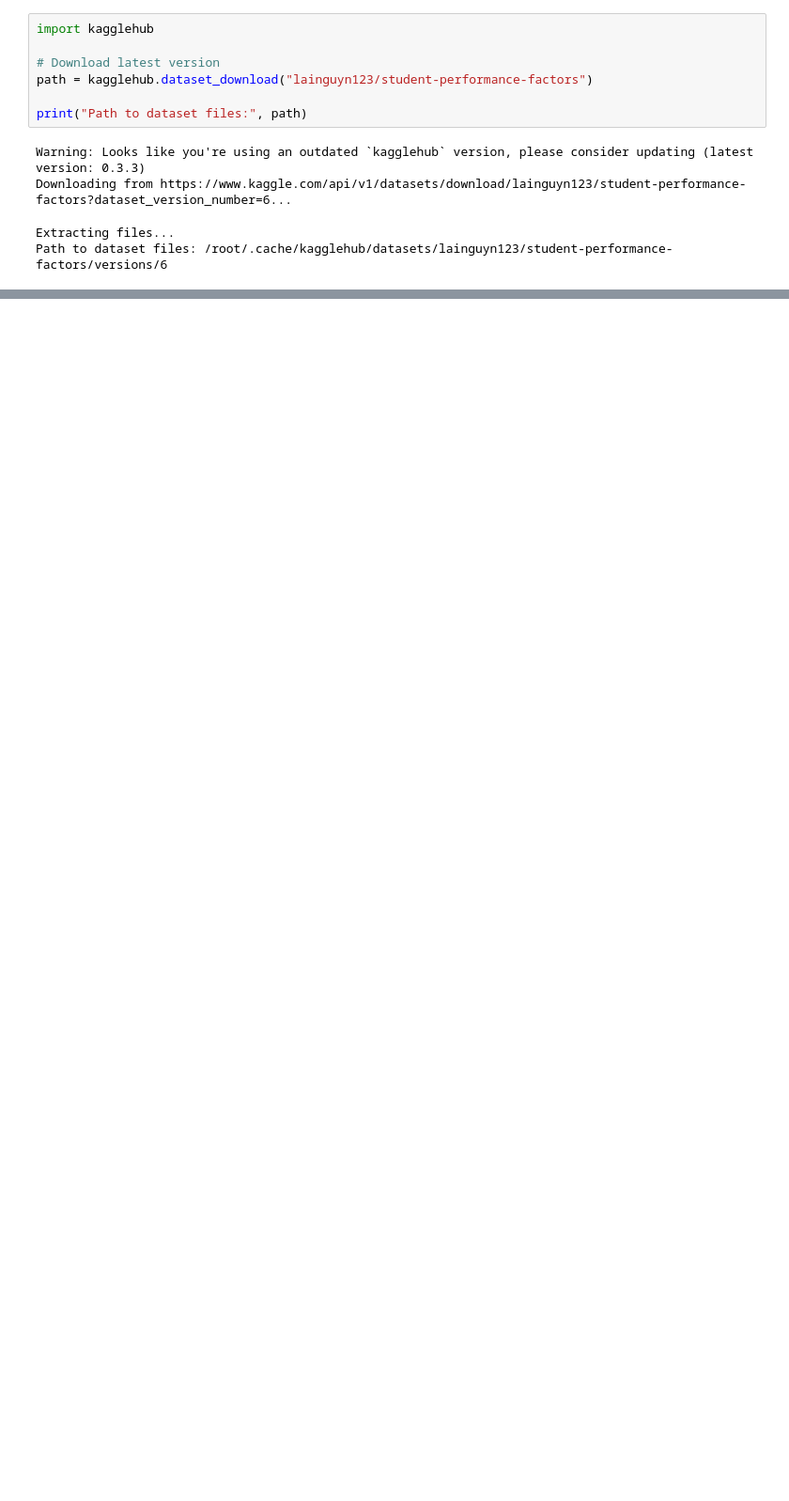
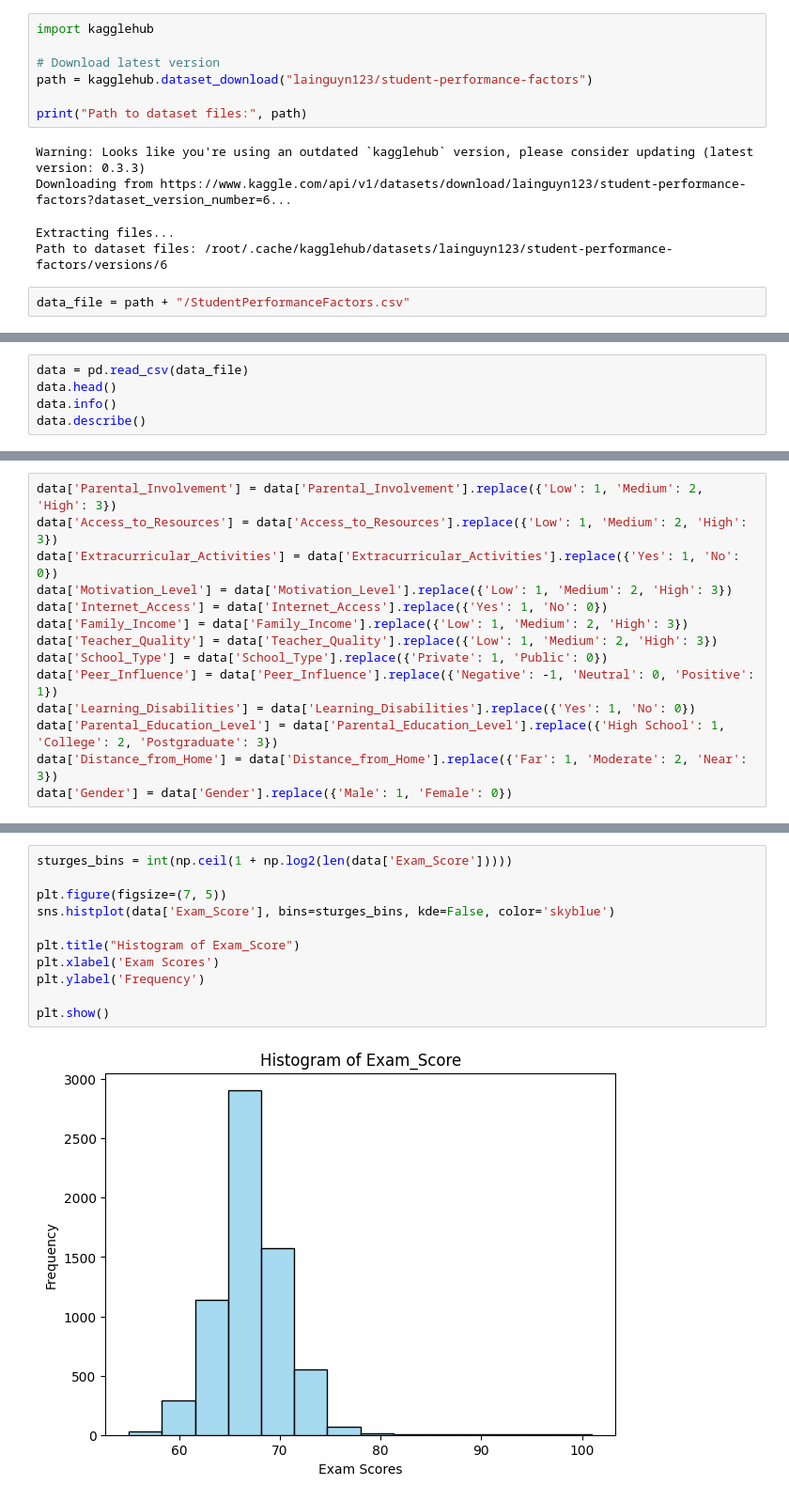
Before and after one commit to riyafang/recieptprinttemplate, a Jupyter notebook: ECON430_Prj1.ipynb, the cells around one changed output, grey strips where cells are left out. Shown: that part at 94% size. Cells and saved outputs as stored; diff of their text form; blank space fills up the shorter version.

```diff
--- a/ECON430_Prj1.ipynb
+++ b/ECON430_Prj1.ipynb
@@ -12,3 +157,5 @@ Warning: Looks like you're using an outdated `kagglehub` version, please conside
 Downloading from https://www.kaggle.com/api/v1/datasets/download/lainguyn123/student-performance-factors?dataset_version_number=6...
 Extracting files...
 Path to dataset files: /root/.cache/kagglehub/datasets/lainguyn123/student-performance-factors/versions/6
+# %%
+data_file = path + "/StudentPerformanceFactors.csv"
@@ -14,0 +164,5 @@ Path to dataset files: /root/.cache/kagglehub/datasets/lainguyn123/student-perfo
+# %%
+data = pd.read_csv(data_file)
+data.head()
+data.info()
+data.describe()
@@ -14,0 +211,14 @@ Path to dataset files: /root/.cache/kagglehub/datasets/lainguyn123/student-perfo
+# %%
+data['Parental_Involvement'] = data['Parental_Involvement'].replace({'Low': 1, 'Medium': 2, 'High': 3})
+data['Access_to_Resources'] = data['Access_to_Resources'].replace({'Low': 1, 'Medium': 2, 'High': 3})
+data['Extracurricular_Activities'] = data['Extracurricular_Activities'].replace({'Yes': 1, 'No': 0})
+data['Motivation_Level'] = data['Motivation_Level'].replace({'Low': 1, 'Medium': 2, 'High': 3})
+data['Internet_Access'] = data['Internet_Access'].replace({'Yes': 1, 'No': 0})
+data['Family_Income'] = data['Family_Income'].replace({'Low': 1, 'Medium': 2, 'High': 3})
+data['Teacher_Quality'] = data['Teacher_Quality'].replace({'Low': 1, 'Medium': 2, 'High': 3})
+data['School_Type'] = data['School_Type'].replace({'Private': 1, 'Public': 0})
+data['Peer_Influence'] = data['Peer_Influence'].replace({'Negative': -1, 'Neutral': 0, 'Positive': 1})
+data['Learning_Disabilities'] = data['Learning_Disabilities'].replace({'Yes': 1, 'No': 0})
+data['Parental_Education_Level'] = data['Parental_Education_Level'].replace({'High School': 1, 'College': 2, 'Postgraduate': 3})
+data['Distance_from_Home'] = data['Distance_from_Home'].replace({'Far': 1, 'Moderate': 2, 'Near': 3})
+data['Gender'] = data['Gender'].replace({'Male': 1, 'Female': 0})
@@ -14,0 +229,13 @@ Path to dataset files: /root/.cache/kagglehub/datasets/lainguyn123/student-perfo
+# %%
+sturges_bins = int(np.ceil(1 + np.log2(len(data['Exam_Score']))))
+
+plt.figure(figsize=(7, 5))
+sns.histplot(data['Exam_Score'], bins=sturges_bins, kde=False, color='skyblue')
+
+plt.title("Histogram of Exam_Score")
+plt.xlabel('Exam Scores')
+plt.ylabel('Frequency')
+
+plt.show()
+# %% [output]
+[figure, added]
```
Also changed, not shown: parts of 17 cells of this notebook.
